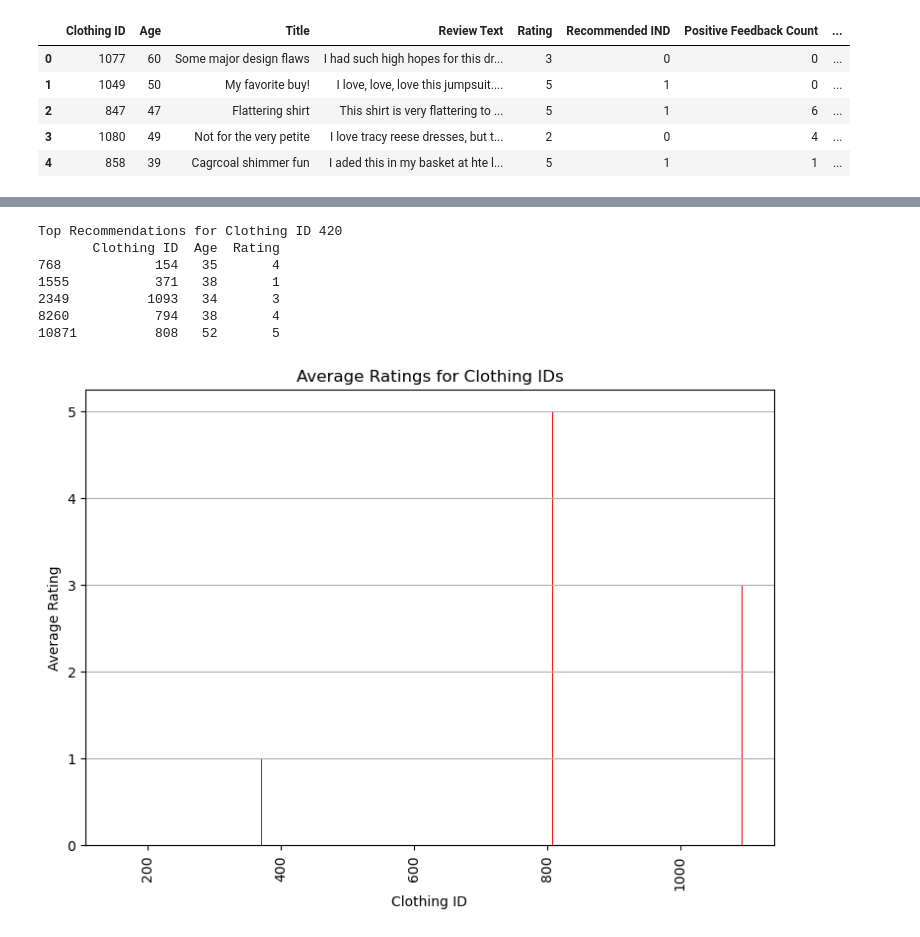
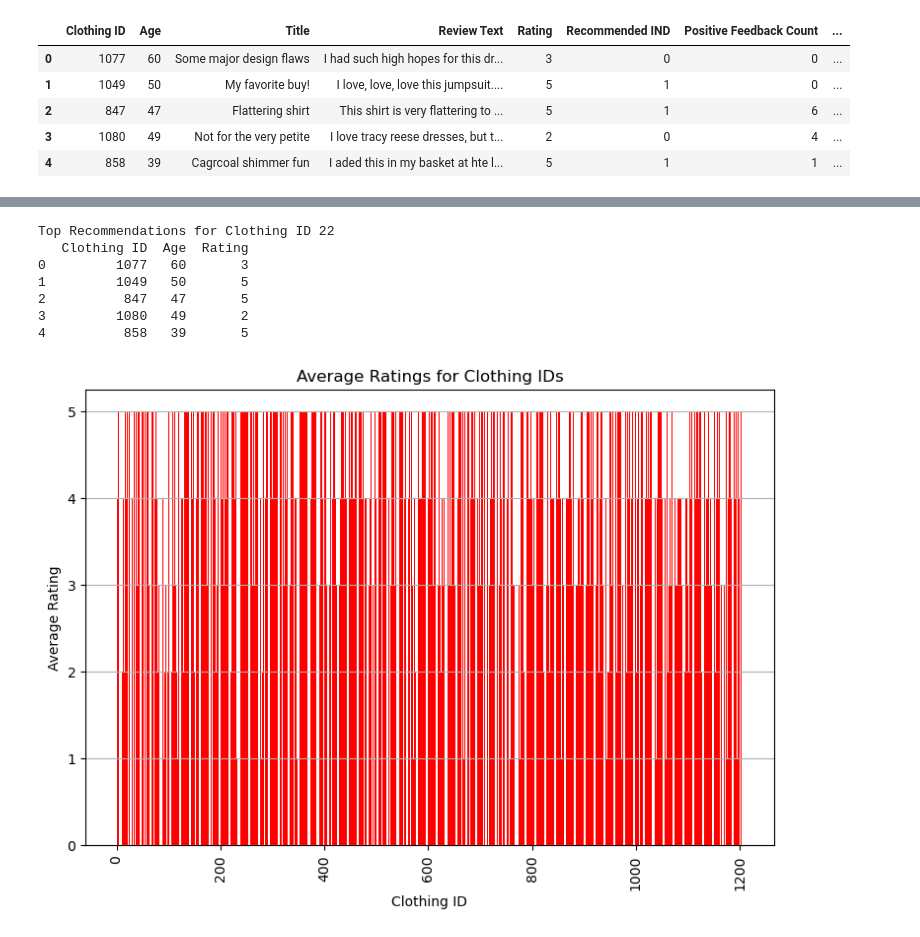
Before and after one commit to Faizanarshed/Product_Recommendation_System, a Jupyter notebook: collaborating Filtering recommendation systems(Final).ipynb, the cells around one changed output, grey strips where cells are left out. Saved outputs shown, nothing was run; the diff lists cells and outputs as text; code cells hidden in the pictures.

```diff
--- a/collaborating Filtering recommendation systems(Final).ipynb
+++ b/collaborating Filtering recommendation systems(Final).ipynb
@@ -79,32 +130,31 @@ combined_similarity = alpha * Clothing_similarity_df + (1 - alpha) * review_simi
+# %%
+recommendations = pd.DataFrame(data)
+# Using 'recommendations' DataFrame and duplicating Clothing IDs
+recommendations = recommendations.drop_duplicates(subset='Clothing ID', keep='first')
 # %%
-
-
-# Using 'recommendations' DataFrame and duplicating Clothing IDs
-recommendations = recommendations.drop_duplicates(subset='Clothing ID', keep='first')
-
 # Displaying recommendations for specific 'Clothing ID'
-clothing_id = 420
+clothing_id = 22
 print("Top Recommendations for Clothing ID", clothing_id)
-print(recommendations[['Clothing ID', 'Age', 'Rating']])
+print(recommendations[['Clothing ID', 'Age', 'Rating']].head(5))
 
 # Grouping of the DataFrame by preference of 'Clothing ID' and exploring the average rating for each selected Clothing_id
 average_ratings = recommendations.groupby('Clothing ID')['Rating'].mean().reset_index()
 
 # Designing Bar Plot to visualise the recommended Clothing ID
 plt.figure(figsize=(9, 6))
 plt.bar(average_ratings['Clothing ID'], average_ratings['Rating'], color='red')
 plt.xlabel('Clothing ID')
 plt.ylabel('Average Rating')
 plt.title('Average Ratings for Clothing IDs')
 plt.xticks(rotation=90)
 plt.grid(axis='y')
 plt.show()
 # %% [output]
-Top Recommendations for Clothing ID 420
-       Clothing ID  Age  Rating
-768            154   35       4
-1555           371   38       1
-2349          1093   34       3
-8260           794   38       4
-10871          808   52       5
+Top Recommendations for Clothing ID 22
+   Clothing ID  Age  Rating
+0         1077   60       3
+1         1049   50       5
+2          847   47       5
+3         1080   49       2
+4          858   39       5
-[figure, old version]
+[figure, new version]
```
Also changed, not shown: parts of 7 cells of this notebook, 2 other files.
